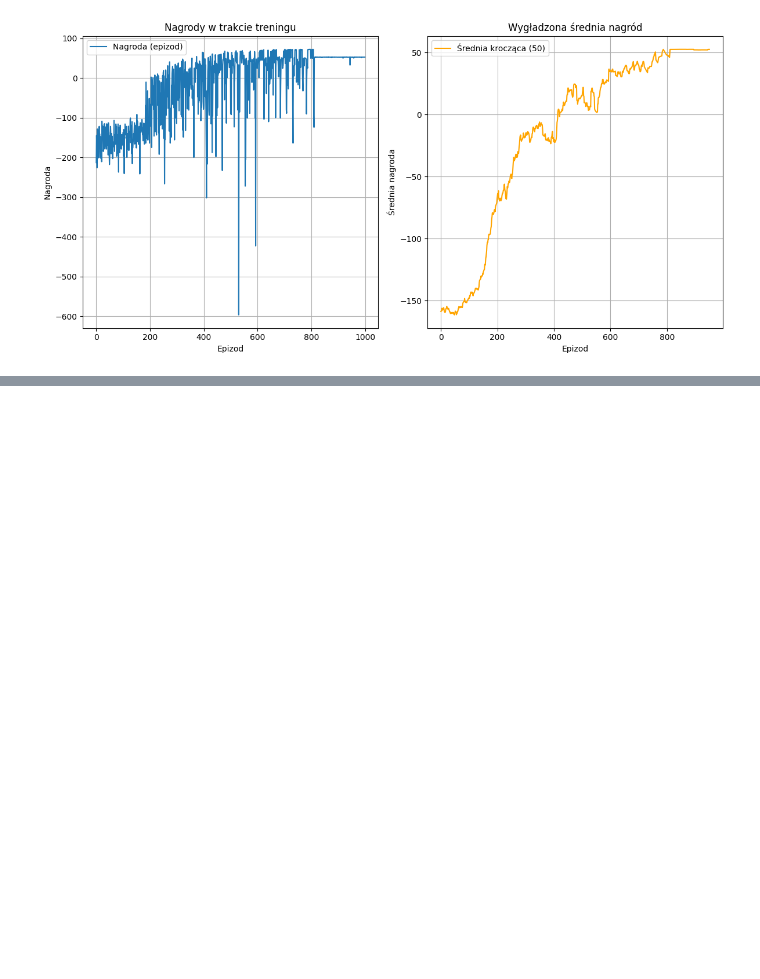
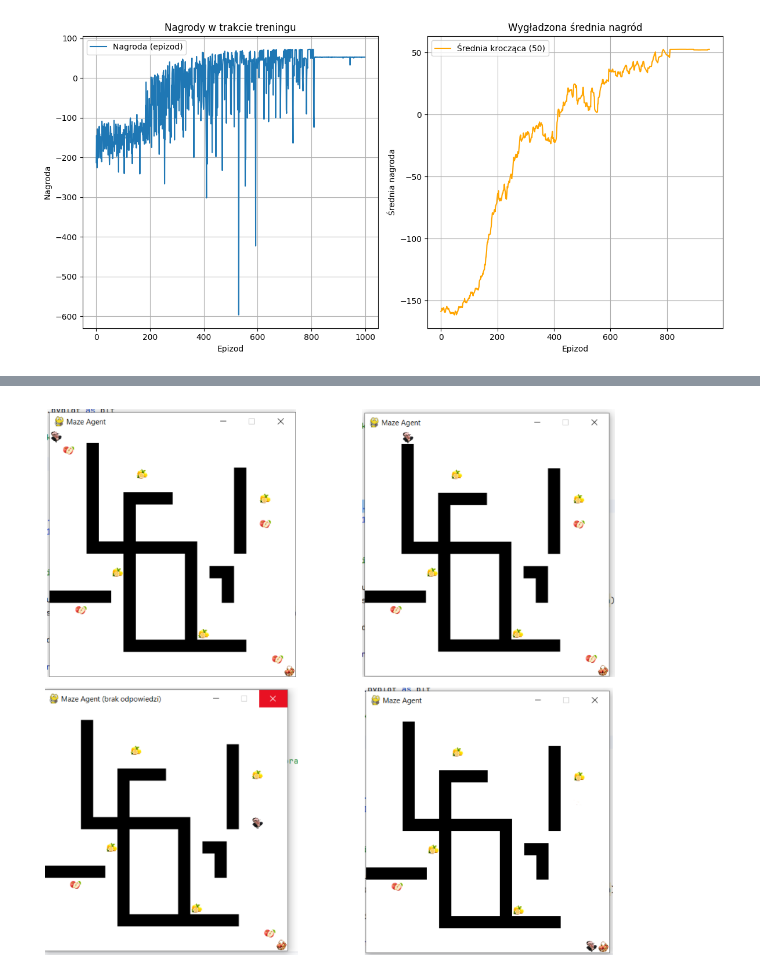
Before and after one commit to dianulka/computational-intelligence-in-digital-data-analysis, a Jupyter notebook: proj04/own_env.ipynb, the cells around one changed output, grey strips where cells are left out. Drawn from its saved outputs; the diff is of its cells as text; code cells hidden in the pictures; blank space fills up the shorter version.

```diff
--- a/proj04/own_env.ipynb
+++ b/proj04/own_env.ipynb
@@ -337,0 +336,18 @@ import cv2
+# %%
+import matplotlib.pyplot as plt
+import matplotlib.image as mpimg
+
+filenames = ["lab1.png", "labirynt.png", "lab3.png", "lab4.png"]
+
+plt.figure(figsize=(10, 8))
+
+for i, fname in enumerate(filenames):
+    img = mpimg.imread(fname)
+    plt.subplot(2, 2, i + 1)
+    plt.imshow(img)
+    plt.axis('off')
+
+plt.tight_layout()
+plt.show()
+# %% [output]
+[figure, added]
```
Also changed, not shown: parts of 1 cell of this notebook.
